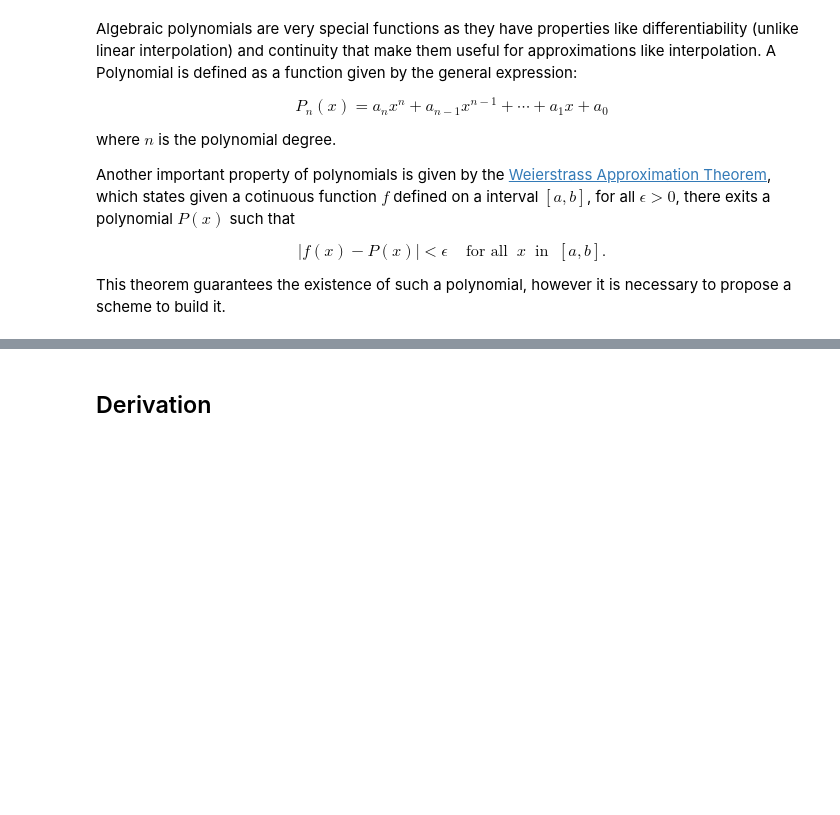
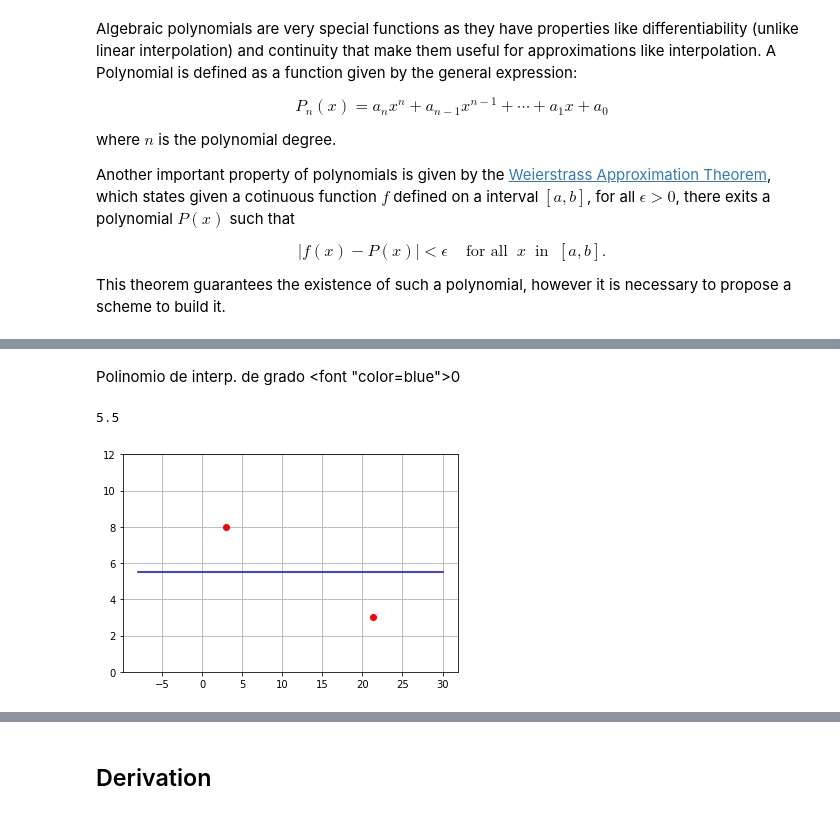
Before and after one commit to sbustamante/ComputationalMethods, a Jupyter notebook: material/interpolation.ipynb, the cells around one changed output, grey strips where cells are left out. Cells and saved outputs as stored; diff of their text form; code cells hidden in the pictures; blank space fills up the shorter version.

Commit message:
poly

```diff
--- a/material/interpolation.ipynb
+++ b/material/interpolation.ipynb
@@ -219,0 +237,16 @@ This theorem guarantees the existence of such a polynomial, however it is necess
+# %% [markdown]
+Polinomio de interp. de grado <font "color=blue">0</font>
+# %%
+coeffs=np.polyfit(df.X,df.Y,deg=0)
+
+P=np.poly1d(coeffs)
+plt.plot(df.X,df.Y,'ro')
+x=np.linspace(-8,30)
+plt.plot(x,P( x),'b-')
+plt.grid()
+plt.ylim(0,12)
+
+print(np.poly1d(coeffs))
+# %% [output]
+5.5
+[figure, added]
```
Also changed, not shown: parts of 16 cells of this notebook.
